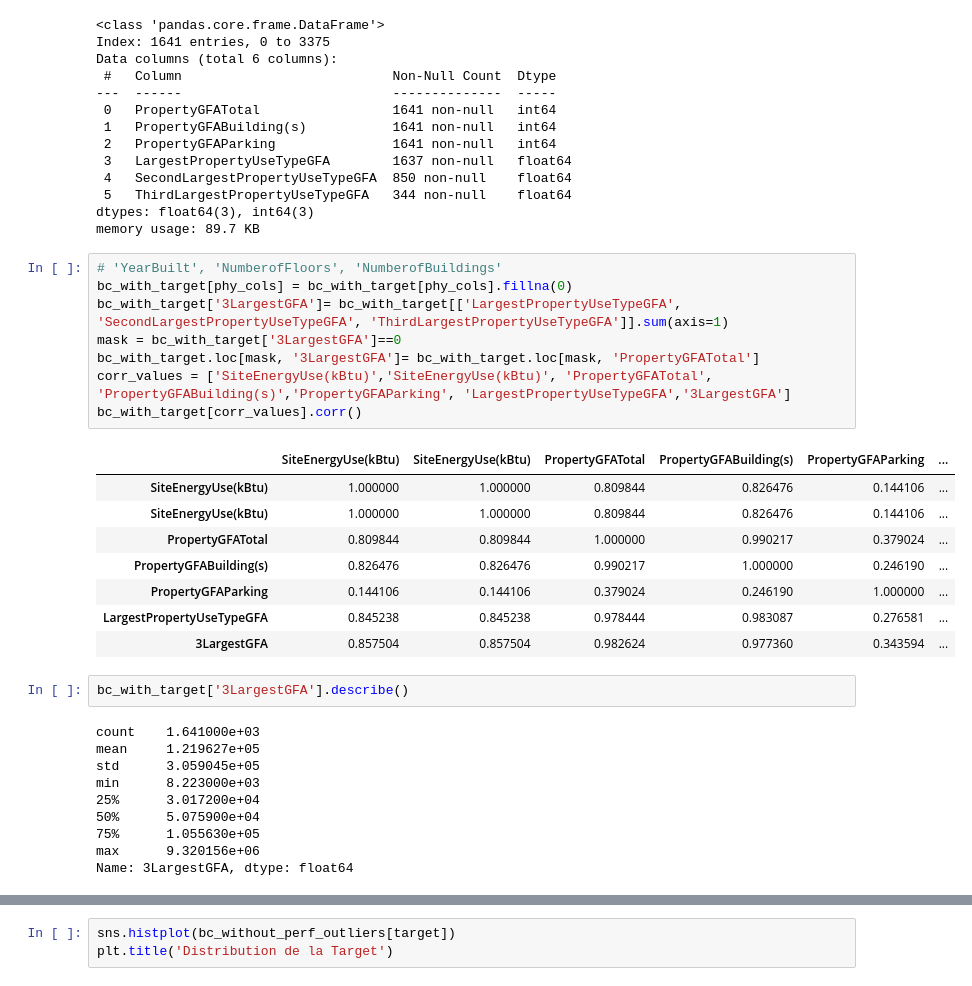
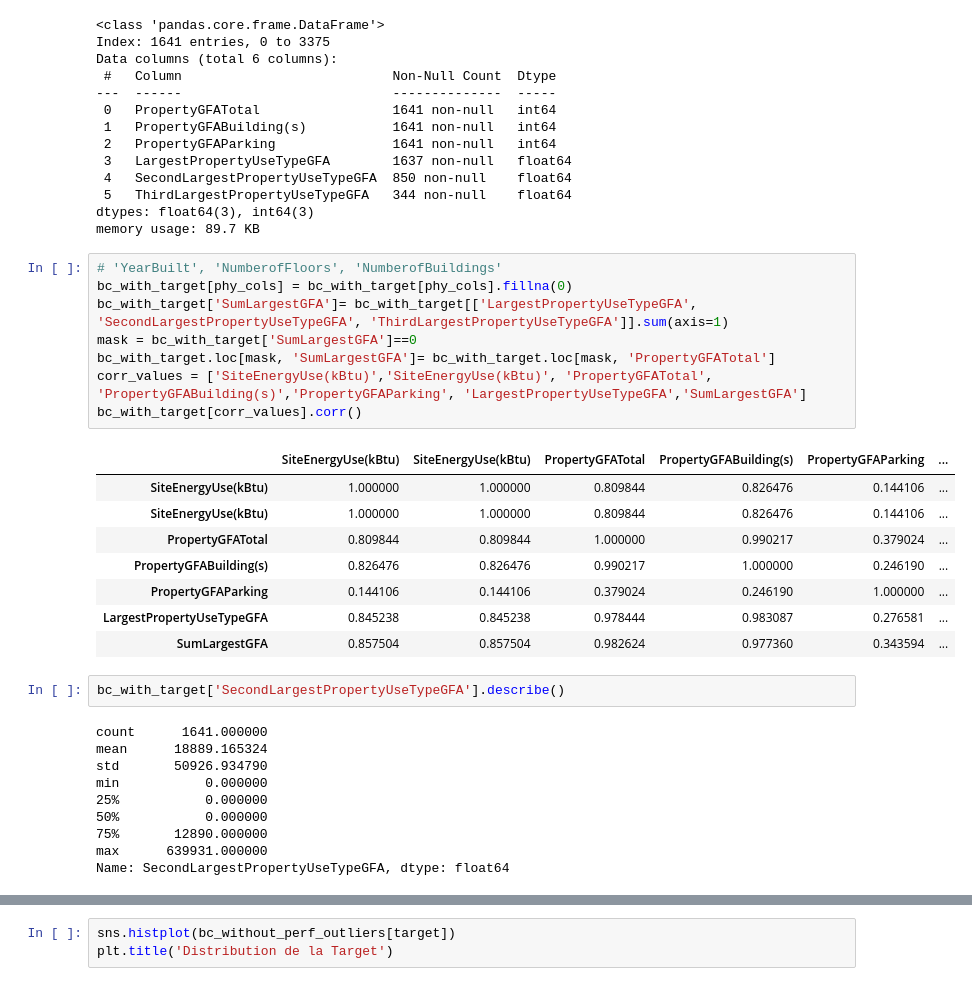
Before and after one commit to day811/OCDE-P6, a Jupyter notebook: modelistation_supervisee_EDA.ipynb, the cells around one changed output, grey strips where cells are left out. Saved outputs shown, nothing was run; the diff lists cells and outputs as text.

```diff
--- a/modelistation_supervisee_EDA.ipynb
+++ b/modelistation_supervisee_EDA.ipynb
@@ -367,30 +367,30 @@ memory usage: 89.7 KB
 # %%
 # 'YearBuilt', 'NumberofFloors', 'NumberofBuildings'
 bc_with_target[phy_cols] = bc_with_target[phy_cols].fillna(0)
-bc_with_target['3LargestGFA']= bc_with_target[['LargestPropertyUseTypeGFA', 'SecondLargestPropertyUseTypeGFA', 'ThirdLargestPropertyUseTypeGFA']].sum(axis=1)
-mask = bc_with_target['3LargestGFA']==0
-bc_with_target.loc[mask, '3LargestGFA']= bc_with_target.loc[mask, 'PropertyGFATotal']
-corr_values = ['SiteEnergyUse(kBtu)','SiteEnergyUse(kBtu)', 'PropertyGFATotal', 'PropertyGFABuilding(s)','PropertyGFAParking', 'LargestPropertyUseTypeGFA','3LargestGFA']
+bc_with_target['SumLargestGFA']= bc_with_target[['LargestPropertyUseTypeGFA', 'SecondLargestPropertyUseTypeGFA', 'ThirdLargestPropertyUseTypeGFA']].sum(axis=1)
+mask = bc_with_target['SumLargestGFA']==0
+bc_with_target.loc[mask, 'SumLargestGFA']= bc_with_target.loc[mask, 'PropertyGFATotal']
+corr_values = ['SiteEnergyUse(kBtu)','SiteEnergyUse(kBtu)', 'PropertyGFATotal', 'PropertyGFABuilding(s)','PropertyGFAParking', 'LargestPropertyUseTypeGFA','SumLargestGFA']
 bc_with_target[corr_values].corr()
 # %% [output]
 |  | SiteEnergyUse(kBtu) | SiteEnergyUse(kBtu) | PropertyGFATotal | PropertyGFABuilding(s) | PropertyGFAParking | ... |
 | SiteEnergyUse(kBtu) | 1.000000 | 1.000000 | 0.809844 | 0.826476 | 0.144106 | ... |
 | SiteEnergyUse(kBtu) | 1.000000 | 1.000000 | 0.809844 | 0.826476 | 0.144106 | ... |
 | PropertyGFATotal | 0.809844 | 0.809844 | 1.000000 | 0.990217 | 0.379024 | ... |
 | PropertyGFABuilding(s) | 0.826476 | 0.826476 | 0.990217 | 1.000000 | 0.246190 | ... |
 | PropertyGFAParking | 0.144106 | 0.144106 | 0.379024 | 0.246190 | 1.000000 | ... |
 | LargestPropertyUseTypeGFA | 0.845238 | 0.845238 | 0.978444 | 0.983087 | 0.276581 | ... |
-| 3LargestGFA | 0.857504 | 0.857504 | 0.982624 | 0.977360 | 0.343594 | ... |
+| SumLargestGFA | 0.857504 | 0.857504 | 0.982624 | 0.977360 | 0.343594 | ... |
 # %%
-bc_with_target['3LargestGFA'].describe()
+bc_with_target['SecondLargestPropertyUseTypeGFA'].describe()
 # %% [output]
-count    1.641000e+03
-mean     1.219627e+05
-std      3.059045e+05
-min      8.223000e+03
-25%      3.017200e+04
-50%      5.075900e+04
-75%      1.055630e+05
-max      9.320156e+06
-Name: 3LargestGFA, dtype: float64
+count      1641.000000
+mean      18889.165324
+std       50926.934790
+min           0.000000
+25%           0.000000
+50%           0.000000
+75%       12890.000000
+max      639931.000000
+Name: SecondLargestPropertyUseTypeGFA, dtype: float64
 # %%
```
Also changed, not shown: parts of 9 cells of this notebook, 5 other files.
